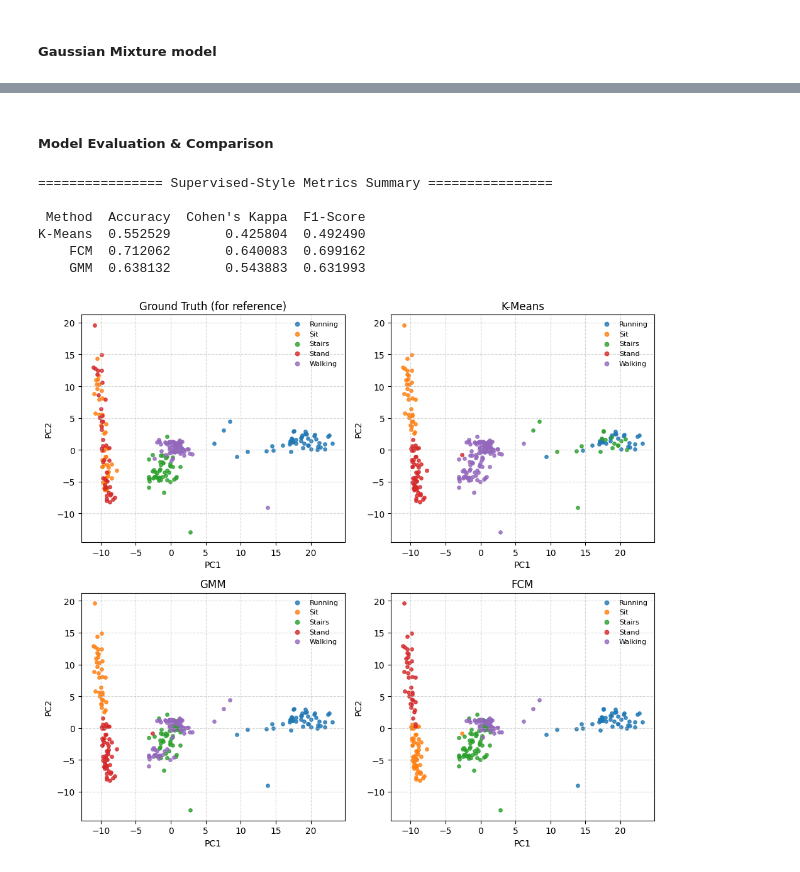
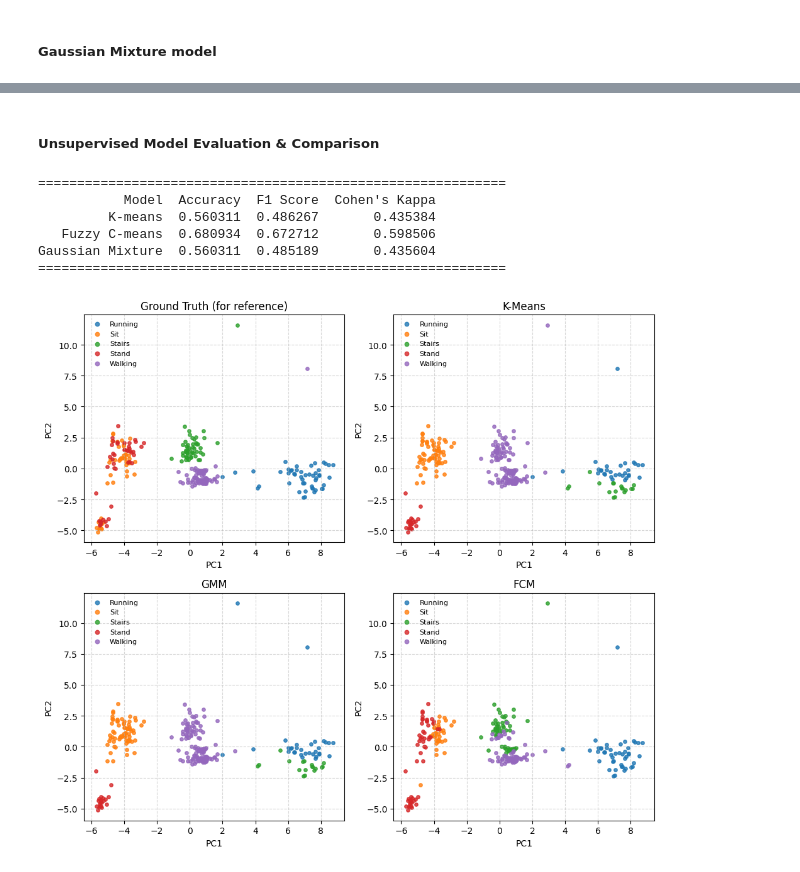
Before and after one commit to Szlj56/Data-Analysis-Assignment-1, a Jupyter notebook: Models.ipynb, the cells around one changed output, grey strips where cells are left out. Saved outputs shown, nothing was run; the diff lists cells and outputs as text; code cells hidden in the pictures.

```diff
--- a/Models.ipynb
+++ b/Models.ipynb
@@ -55,8 +249,8 @@ Nr_clusters = y_true.nunique() # Counts the number of unique activities and assi
 ##### Performing PCA
 # %%
 #Use StandardScaler from sklearn to standardize the features. It centers the data (mean=0) and scales it (std=1).
-scaler = StandardScaler()
-X_scaled = scaler.fit_transform(X)
+# scaler = StandardScaler()
+X_scaled = StandardScaler().fit_transform(X)
 
 #Since we are going to visualize the clusters in 2D, we use PCA to reduce the dimensionality of the feature space to 2 principal components (PC1, PC2)
 pca = PCA(n_components=2)
@@ -115,10 +309,18 @@ def eval_supervised_style(name, y_true, y_pred_raw):
     acc = accuracy_score(y_true, y_pred_aligned)
     kappa = cohen_kappa_score(y_true, y_pred_aligned)
     f1 = f1_score(y_true, y_pred_aligned, average="macro")
-    print(f"\n--- {name} (Supervised-style metrics) ---")
+    print("\n" + "="*80)
+    print(f"{name} - Evaluation:")
     print(f"Accuracy       : {acc:.4f}")
     print(f"Cohen's Kappa  : {kappa:.4f}")
-    print(f"F1-Score (Macro): {f1:.4f}")
+    print(f"F1-Score       : {f1:.4f}")
+    print("="*80)
+
+    cm = confusion_matrix(y_true, y_pred_aligned, labels=np.unique(y_true))
+    cm_df = pd.DataFrame(cm, index=np.unique(y_true), columns=np.unique(y_true))
+    print("Confusion Matrix:")
+    print(cm_df)
+    print("="*80)
     return acc, kappa, f1, y_pred_aligned
 # %% [markdown]
 ##### K-means (hard) model
@@ -240,55 +472,43 @@ F1-Score (Macro): 0.6320
 # %% [markdown]
-##### Model Evaluation & Comparison
+##### Unsupervised Model Evaluation & Comparison
 # %%
-# # Ground Truth plot (no centroids)
-# plt.figure(figsize=(6, 5))
-# for lab in np.unique(np.asarray(y_true)):
-#     idx = np.asarray(y_true) == lab
-#     plt.scatter(X_pca[idx, 0], X_pca[idx, 1], s=18, alpha=0.8, label=str(lab))
-# plt.title("Ground Truth (for reference)")
-# plt.xlabel("PC1")
-# plt.ylabel("PC2")
-# plt.legend(markerscale=0.8, fontsize=8, loc="best", frameon=True)
-# plt.grid(True, linestyle='--', alpha=0.5)
-# plt.tight_layout()
-# plt.show()
+sup_style_summary = pd.DataFrame([
+    ("K-means", acc_km,  f1_km,  kappa_km),
+    ("Fuzzy C-means",     acc_fcm, f1_fcm, kappa_fcm),
+    ("Gaussian Mixture",     acc_gmm, f1_gmm, kappa_gmm),
+], columns=["Model", "Accuracy", "F1 Score", "Cohen's Kappa", ])
 
-sup_style_summary = pd.DataFrame([
-    ("K-Means", acc_km,  kappa_km,  f1_km),
-    ("FCM",     acc_fcm, kappa_fcm, f1_fcm),
-    ("GMM",     acc_gmm, kappa_gmm, f1_gmm),
-], columns=["Method", "Accuracy", "Cohen's Kappa", "F1-Score"])
-
-print("\n================ Supervised-Style Metrics Summary ================\n")
+print("\n" + "="*60)
 print(sup_style_summary.to_string(index=False))
+print("="*60)
 
 fig, axes = plt.subplots(2, 2, figsize=(10, 9))
 axes = axes.ravel()
 
 def scatter(ax, Xpca, labels, title):
     for lab in np.unique(labels):
         idx = labels == lab
         ax.scatter(Xpca[idx, 0], Xpca[idx, 1], s=15, alpha=0.8, label=str(lab))
         ax.grid(True, linestyle='--', alpha=0.5)
     ax.set_title(title)
     ax.set_xlabel("PC1")
     ax.set_ylabel("PC2")
     ax.legend(markerscale=1.2, fontsize=8, loc="best", frameon=False)
 
 
 scatter(axes[0], X_pca, y_true,         "Ground Truth (for reference)")
 scatter(axes[1], X_pca, y_km_aligned,   "K-Means")
 scatter(axes[2], X_pca, y_gmm_aligned,  "GMM")
 scatter(axes[3], X_pca, y_fcm_aligned,  "FCM")
 
 
 plt.tight_layout()
 plt.show()
 # %% [output]
-================ Supervised-Style Metrics Summary ================
-
- Method  Accuracy  Cohen's Kappa  F1-Score
-K-Means  0.552529       0.425804  0.492490
-    FCM  0.712062       0.640083  0.699162
-    GMM  0.638132       0.543883  0.631993
+============================================================
+           Model  Accuracy  F1 Score  Cohen's Kappa
+         K-means  0.560311  0.486267       0.435384
+   Fuzzy C-means  0.680934  0.672712       0.598506
+Gaussian Mixture  0.560311  0.485189       0.435604
+============================================================
-[figure, old version]
+[figure, new version]
```
Also changed, not shown: parts of 22 cells of this notebook.
